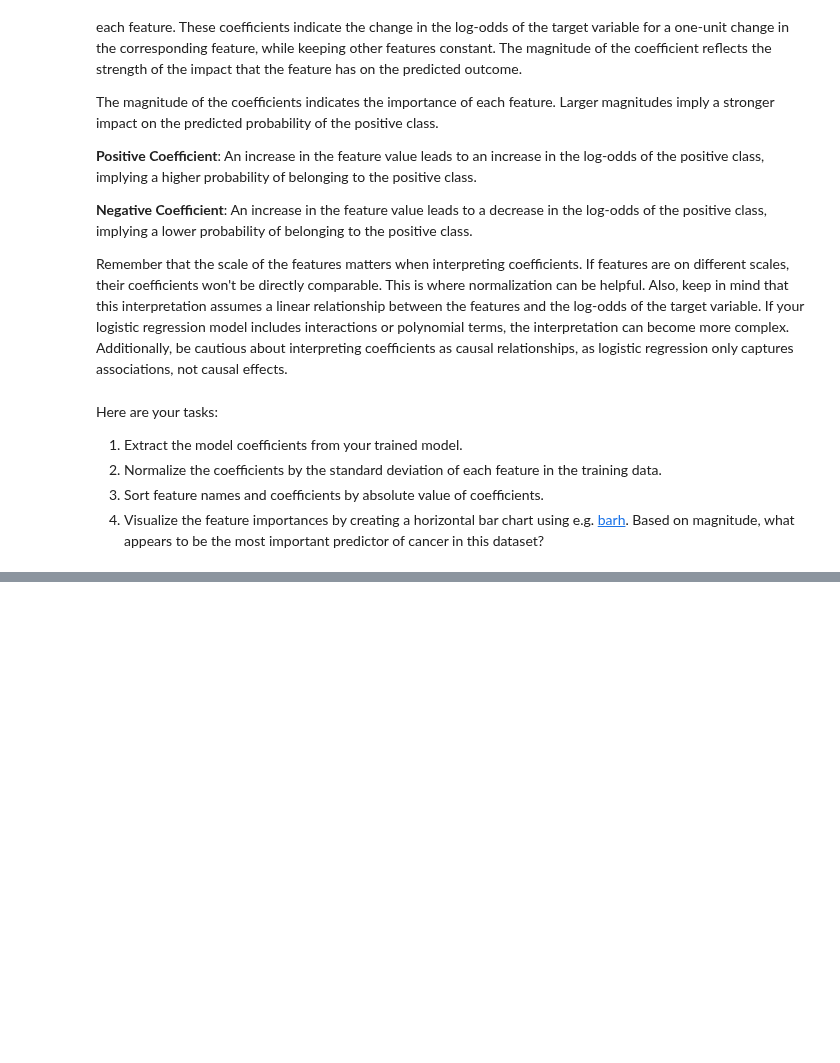
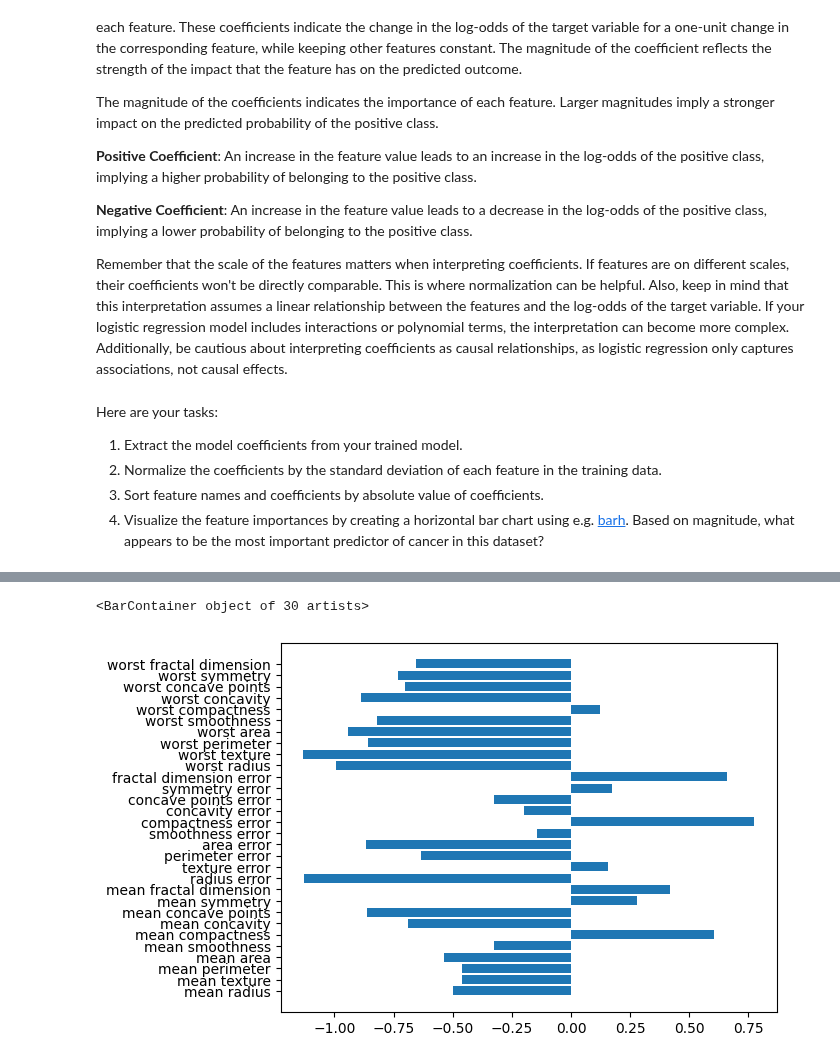
Before and after one commit to chrishalbert/guild-mle-projects, a Jupyter notebook: Student_MLE_MiniProject_Logistic_Regression.ipynb, the cells around one changed output, grey strips where cells are left out. Drawn from its saved outputs; the diff is of its cells as text; code cells hidden in the pictures; blank space fills up the shorter version.

```diff
--- a/Student_MLE_MiniProject_Logistic_Regression.ipynb
+++ b/Student_MLE_MiniProject_Logistic_Regression.ipynb
@@ -277,3 +277,5 @@ Here are your tasks:
 4. Visualize the feature importances by creating a horizontal bar chart using e.g. [barh](https://matplotlib.org/3.1.1/api/_as_gen/matplotlib.pyplot.barh.html). Based on magnitude, what appears to be the most important predictor of cancer in this dataset?
 # %%
 # Extract coefficients
+coefficients = model.coef_
+print(coefficients)
@@ -285,0 +321,10 @@ Here are your tasks:
+# %%
+# Sort feature names and coefficients by absolute value of coefficients
+
+# I'm going to work with the base coefficients given the above commentary
+feature_names = X.columns
+feat_coef = { feature_names.values[i]: model.coef_[0][i] for i in range(len(feature_names.values)) }
+print(feat_coef)
+
+# Is there a better way to combine? I just did this manually
+{k: v for k, v in sorted(feat_coef.items(), key=lambda item: -abs(item[1]))}
@@ -285,0 +350,8 @@ Here are your tasks:
+# %%
+# Visualize feature importances
+plt.barh(feature_names, coefficients[0])
+
+# It looks like the Worst Texture and Radius Error are the most significant in detecting cancer.
+# %% [output]
+<BarContainer object of 30 artists>
+[figure, added]
```
Also changed, not shown: parts of 6 cells of this notebook.
